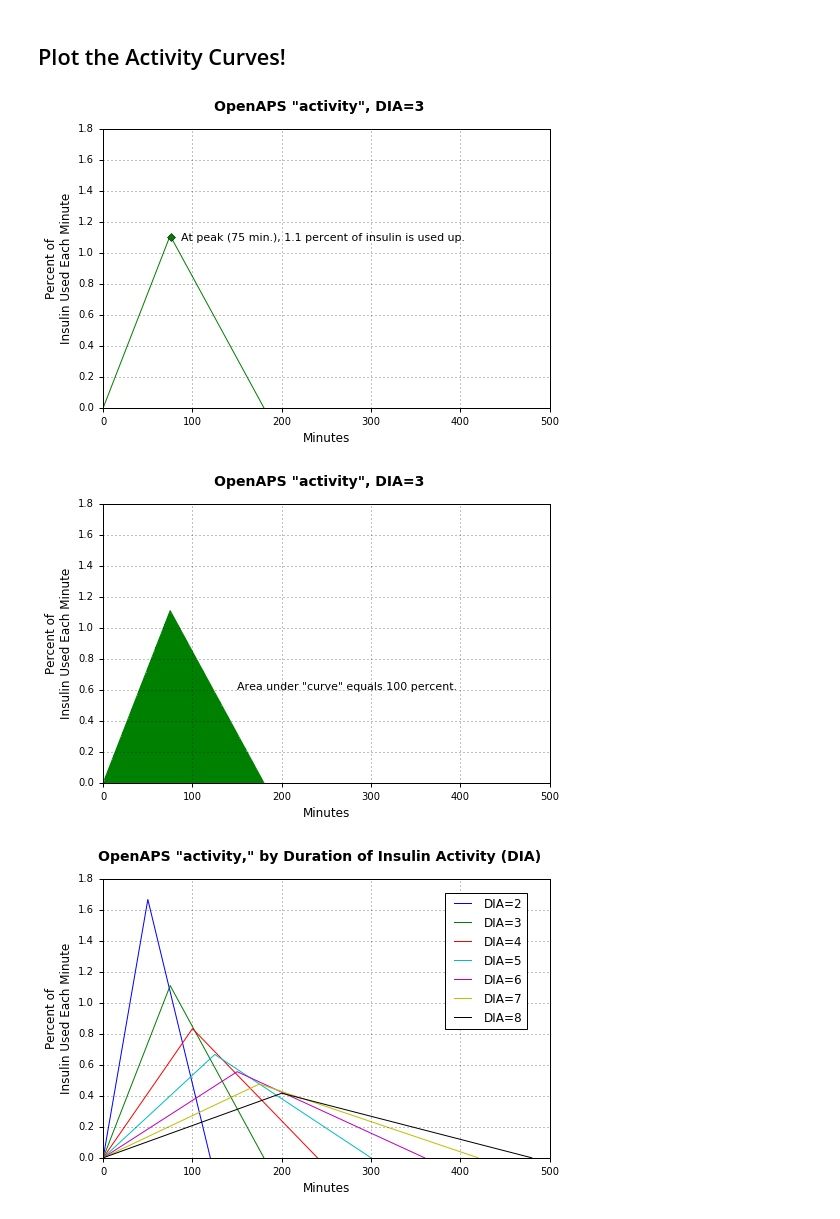
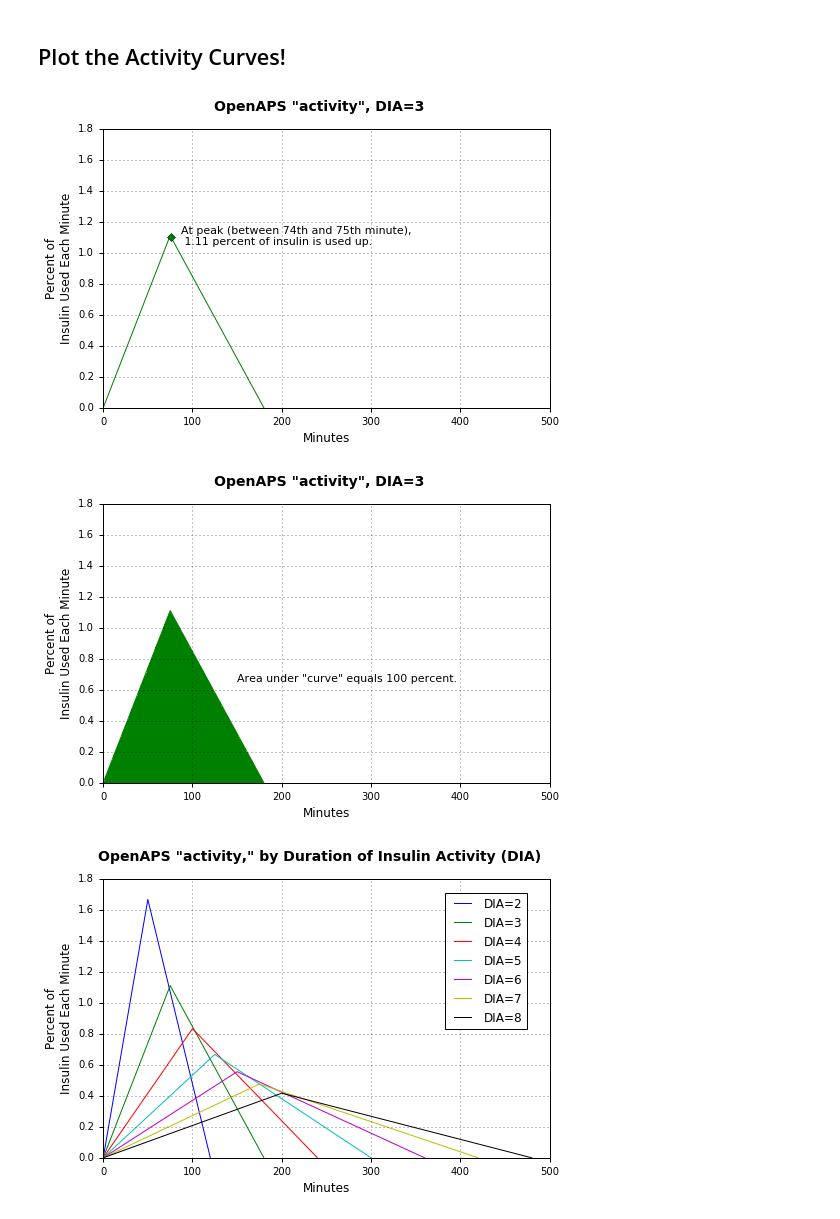
Before and after one commit to Nightscou2018/Replicate-OpenAPS-IOB-calcs, a Jupyter notebook: OpenAPS_insulin_activity_calculations.ipynb, the cells around one changed output. Drawn from its saved outputs; the diff is of its cells as text; code cells hidden in the pictures.

```diff
--- a/OpenAPS_insulin_activity_calculations.ipynb
+++ b/OpenAPS_insulin_activity_calculations.ipynb
@@ -138,7 +138,7 @@ markers = [76]
 
 act_3_pct = dict_of_dfs_by_dia[3]['activity_dia_3'] * 100
 act_3_pct.plot(kind='line', label='DIA=3', color='g', marker='D', markevery=markers).grid(True)
-plt.text(87, 1.08, 'At peak (75 min.), 1.1 percent of insulin is used up.' , fontsize=11)
+plt.text(87, 1.05, 'At peak (between 74th and 75th minute),\n 1.11 percent of insulin is used up.', fontsize=11)
 plt.tick_params(axis='both', top='off', right='off', direction='out', pad=5, width=1)
 
 plt.xlim([0,500])
@@ -150,33 +150,33 @@ plt.savefig('OpenAPS_activity_dia_3.png', format='png', dpi=600)
 
 plt.show()
 # %% [output]
-[figure, old version]
+[figure, new version]
 # %%
 # Plot activity AREA UNDER curve for just (dia == 3)
 plt.figure(figsize=(8, 5))
 plt.ylabel('Percent of\nInsulin Used Each Minute', fontsize=12)
 plt.xlabel('Minutes', fontsize=12)
 plt.suptitle('OpenAPS "activity", DIA=3', fontsize=14, fontweight='bold')
 
 # Create df with data in percentages
 act_3_pct = dict_of_dfs_by_dia[3]['activity_dia_3'] * 100
 
 ax_line = act_3_pct.plot(kind='line', label='DIA=3', color='g').grid(True)
 ax_bar = act_3_pct.plot(kind='bar', edgecolor="none", width=1, label='Area under "curve"', color='g').grid(True)
-plt.text(150, 0.6, 'Area under "curve" equals 100 percent.' , fontsize=11)
+plt.text(150, 0.65, 'Area under "curve" equals 100 percent.' , fontsize=11)
 plt.tick_params(axis='both', top='off', right='off', direction='out', pad=5, width=1)
 
 plt.xlim([0,500])
 plt.xticks(np.arange(0,501,100), ('0', '100', '200', '300', '400', '500'), rotation='horizontal')
 plt.ylim([0,1.8])
 
 #plt.legend(bbox_to_anchor=(0.95, 0.95), loc=1, borderaxespad=0.0)
 
 plt.savefig('OpenAPS_activity_dia_3_area.png', format='png', dpi=600)
 
 plt.show()
 # %% [output]
-[figure, old version]
+[figure, new version]
 # %%
 # Plot activity curve for dia = 2 - 8
 plt.figure(figsize=(8, 5))
```
Also changed, not shown: parts of 1 cell of this notebook, 2 other files.
